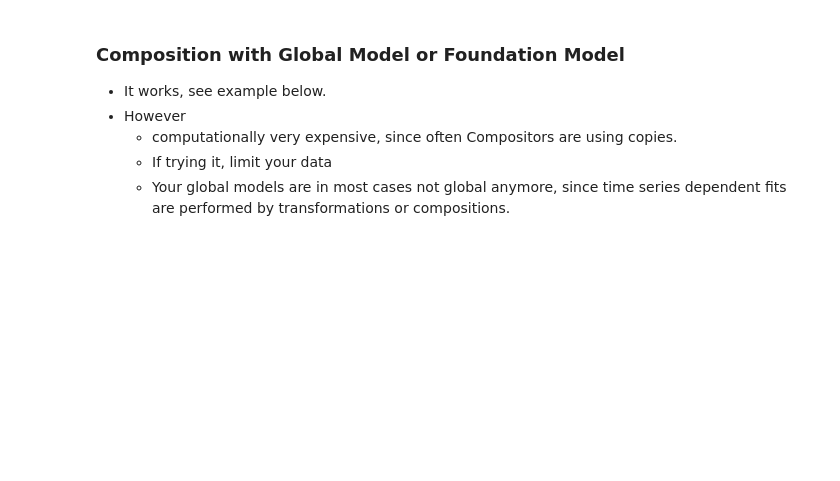
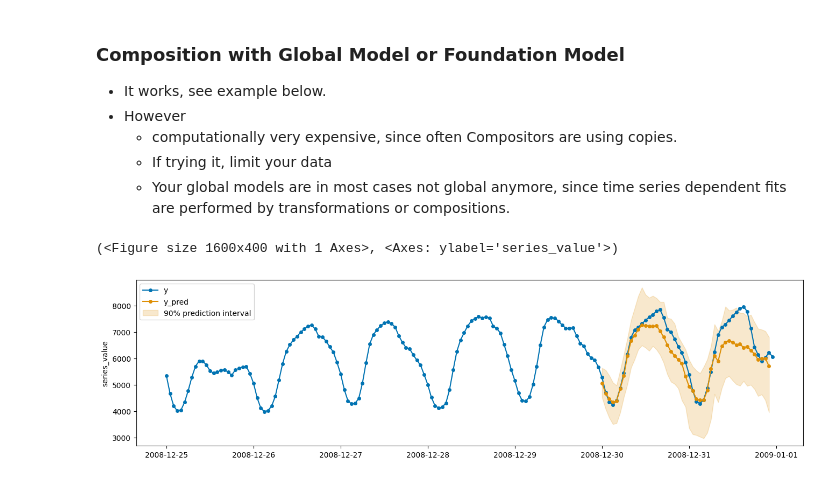
Before and after one commit to sktime/tutorial_haicon_prologue_day, a Jupyter notebook: notebooks/02_advanced_forecasting.ipynb, the cells around one changed output. Cells and saved outputs as stored; diff of their text form; code cells hidden in the pictures; blank space fills up the shorter version.

```diff
--- a/notebooks/02_advanced_forecasting.ipynb
+++ b/notebooks/02_advanced_forecasting.ipynb
@@ -335,0 +311,20 @@ plot_series(y[-96:], ttm_pred, labels=["y", "y_pred"], pred_interval=ttm_pred_in
+# %%
+from sktime.forecasting.moirai_forecaster import MOIRAIForecaster
+
+forecaster = ConformalIntervals(
+    MOIRAIForecaster(
+        checkpoint_path=f"Salesforce/moirai-1.1-R-small"
+    ),
+    sample_frac=0.2)
+
+# MOIRAI struggles with half hourly data, so we resample to hourly.
+y = y_train.loc["NSW"].resample("H").mean()
+
+forecaster.fit(y[-512:-48], fh=range(1, 48))
+
+pred_int = forecaster.predict_interval()
+pred = forecaster.predict()
+plot_series(y[-168:], pred, labels=["y", "y_pred"], pred_interval=pred_int,)
+# %% [output]
+(<Figure size 1600x400 with 1 Axes>, <Axes: ylabel='series_value'>)
+[figure, added]
```
Also changed, not shown: parts of 2 cells of this notebook, 2 other files.
